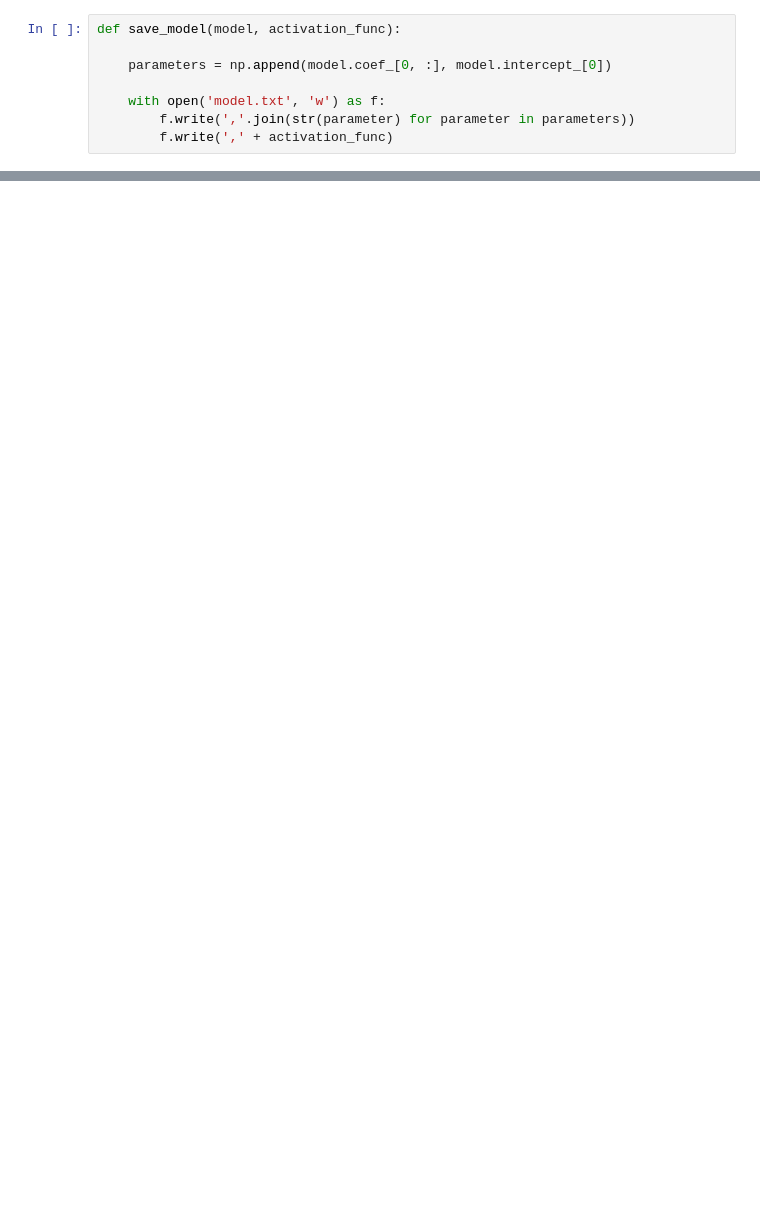
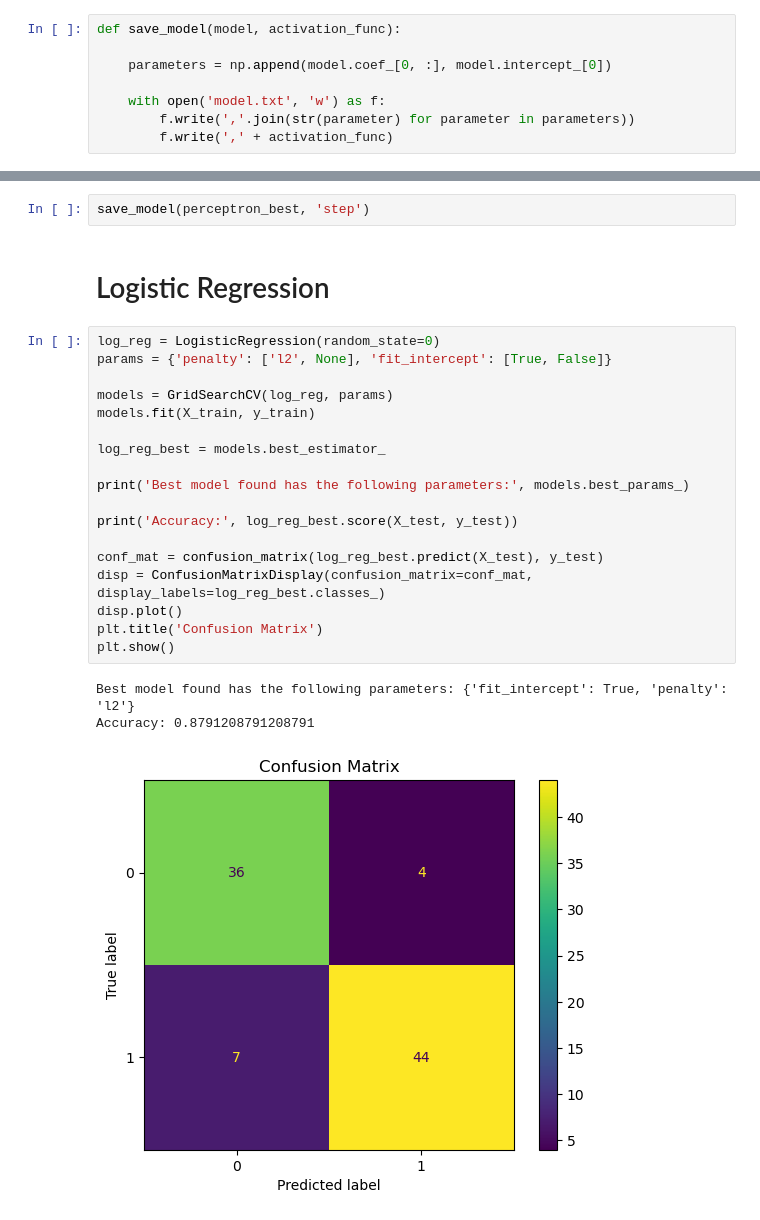
Before and after one commit to MiguelAngel-GM/flappyAI, a Jupyter notebook: train_model.ipynb, the cells around one changed output, grey strips where cells are left out. Drawn from its saved outputs; the diff is of its cells as text; blank space fills up the shorter version.

```diff
--- a/train_model.ipynb
+++ b/train_model.ipynb
@@ -46,0 +57,26 @@ save_model(log_reg, 'sigmoid')
+# %%
+save_model(perceptron_best, 'step')
+# %% [markdown]
+# Logistic Regression
+# %%
+log_reg = LogisticRegression(random_state=0)
+params = {'penalty': ['l2', None], 'fit_intercept': [True, False]}
+
+models = GridSearchCV(log_reg, params)
+models.fit(X_train, y_train)
+
+log_reg_best = models.best_estimator_
+
+print('Best model found has the following parameters:', models.best_params_)
+
+print('Accuracy:', log_reg_best.score(X_test, y_test))
+
+conf_mat = confusion_matrix(log_reg_best.predict(X_test), y_test)
+disp = ConfusionMatrixDisplay(confusion_matrix=conf_mat, display_labels=log_reg_best.classes_)
+disp.plot()
+plt.title('Confusion Matrix')
+plt.show()
+# %% [output]
+Best model found has the following parameters: {'fit_intercept': True, 'penalty': 'l2'}
+Accuracy: 0.8791208791208791
+[figure, added]
```
Also changed, not shown: parts of 8 cells of this notebook.
